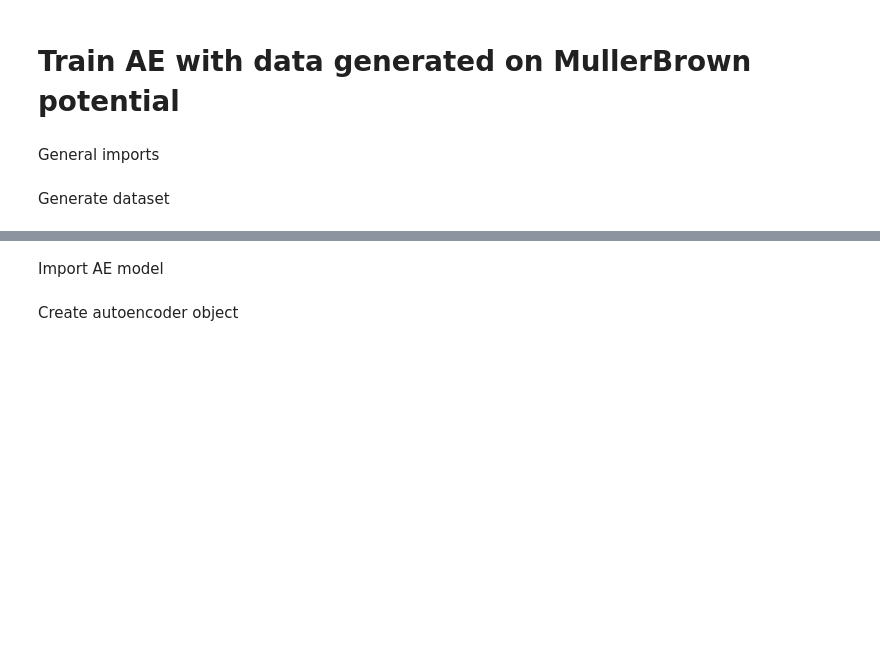
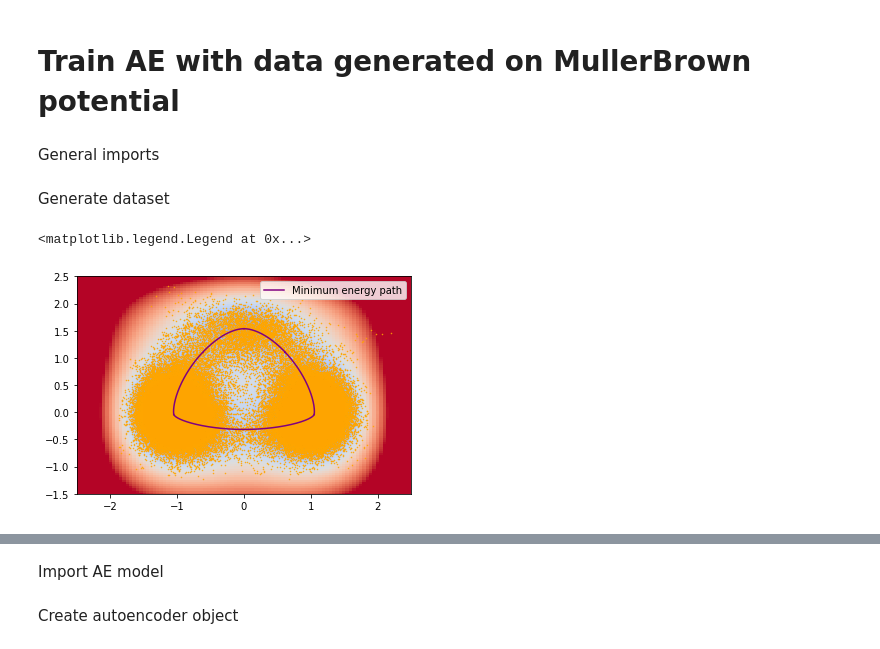
Before and after one commit to thomaspigeon/2dpotentials, a Jupyter notebook: AE_entropic_switch.ipynb, the cells around one changed output, grey strips where cells are left out. Saved outputs shown, nothing was run; the diff lists cells and outputs as text; code cells hidden in the pictures; blank space fills up the shorter version.

```diff
--- a/AE_entropic_switch.ipynb
+++ b/AE_entropic_switch.ipynb
@@ -40 +33,5 @@ ax.legend()
+# %%
+trajs = np.loadtxt('dataset_ES.txt')
+# %%
+trajs = trajs[np.random.choice(len(trajs), size=4 * 10**4)]
 # %%
@@ -42,2 +39,14 @@ dataset = {"boltz_points": np.append(traj_dict1["x_traj"], traj_dict2["x_traj"],
+# %%
+fig = plt.figure()
+ax = fig.add_subplot()
+pot.plot_potential_heat_map(ax)
+ax.plot(pot.minimum_energy_paths[0][:, 0], pot.minimum_energy_paths[0][:, 1], color='purple', label='Minimum energy path')
+ax.plot(pot.minimum_energy_paths[1][:, 0], pot.minimum_energy_paths[1][:, 1], color='purple')
+ax.plot(pot.minimum_energy_paths[2][:, 0], pot.minimum_energy_paths[2][:, 1], color='purple')
+ax.scatter(trajs[:, 0], trajs[:, 1], marker=".", color="orange", s=1)
+ax.legend()
+# %% [output]
+<matplotlib.legend.Legend at 0x...>
+[figure, added]
 # %%
 dataset.keys()
```
Also changed, not shown: parts of 13 cells of this notebook.
